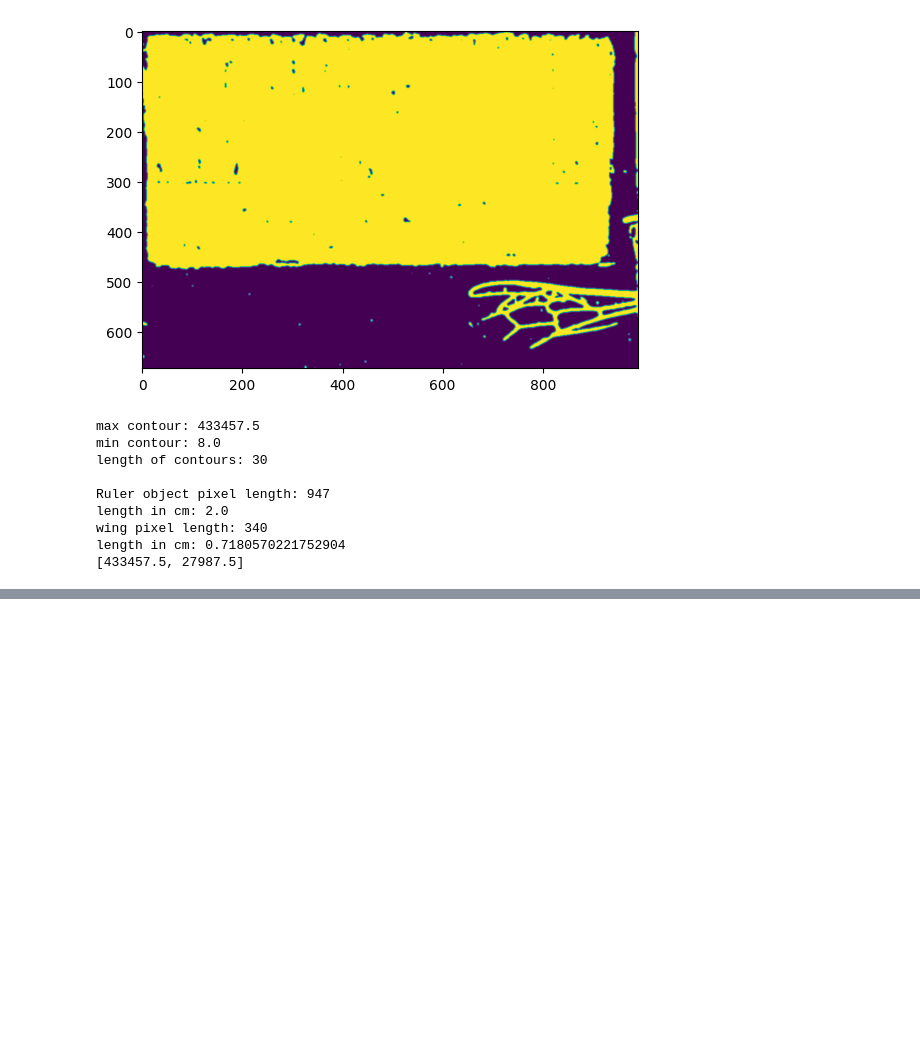
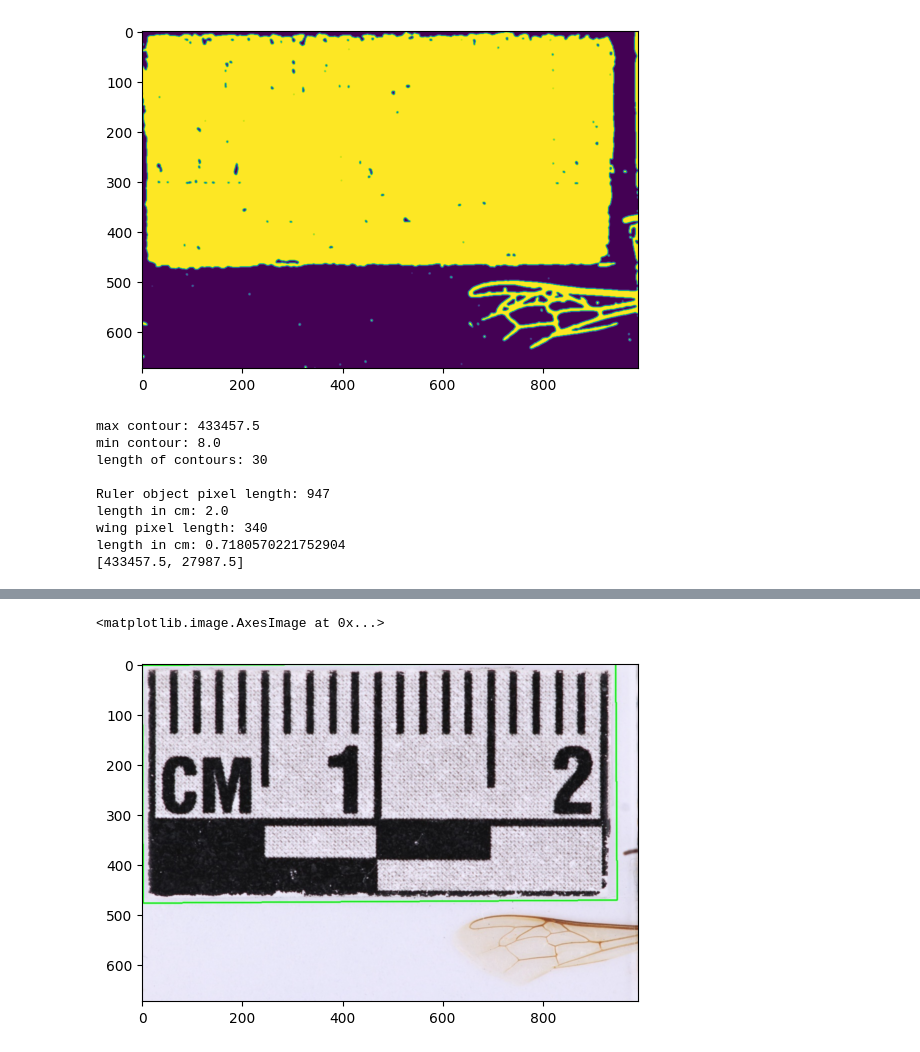
Before and after one commit to PSTAT197-F23/capstone-CCBER, a Jupyter notebook: Bee winglength calculation/ruler_length_detection.ipynb, the cells around one changed output, grey strips where cells are left out. Drawn from its saved outputs; the diff is of its cells as text; code cells hidden in the pictures; blank space fills up the shorter version.

Commit message:
ruler length detection

```diff
--- a/Bee winglength calculation/ruler_length_detection.ipynb
+++ b/Bee winglength calculation/ruler_length_detection.ipynb
@@ -105,0 +113,7 @@ length in cm: 0.7180570221752904
+# %%
+image_path = "/Users/dannahgolich/Desktop/object_with_contours_ruler.jpg"
+image = cv2.imread(image_path)
+plt.imshow(image[:,:,::-1])
+# %% [output]
+<matplotlib.image.AxesImage at 0x...>
+[figure, added]
```
Also changed, not shown: parts of 1 cell of this notebook.
